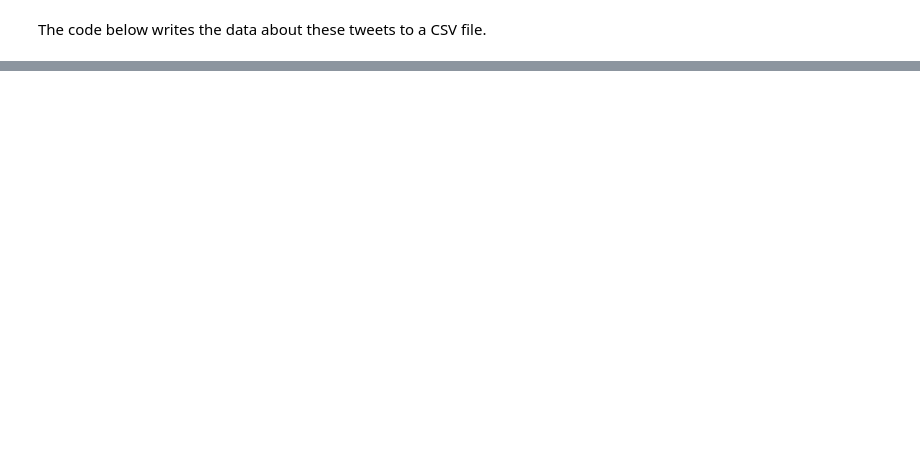
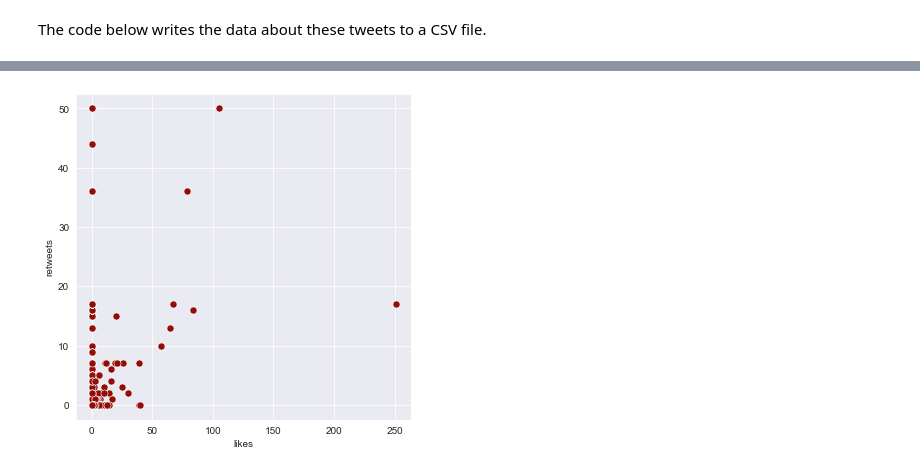
Before and after one commit to peterverhaar/twitter_tutorial, a Jupyter notebook: Twitter.ipynb, the cells around one changed output, grey strips where cells are left out. Saved outputs shown, nothing was run; the diff lists cells and outputs as text; code cells hidden in the pictures; blank space fills up the shorter version.

```diff
--- a/Twitter.ipynb
+++ b/Twitter.ipynb
@@ -227,0 +409,6 @@ with open(f'{user_name}_tweets.csv', 'w') as f:
+# %%
+plt.figure( figsize = (6,6) )
+sns.set_style('darkgrid')
+graph = sns.scatterplot( data=df, x='likes', y='retweets', color='#930d08', s=50)
+# %% [output]
+[figure, added]
```
Also changed, not shown: parts of 21 cells of this notebook.
